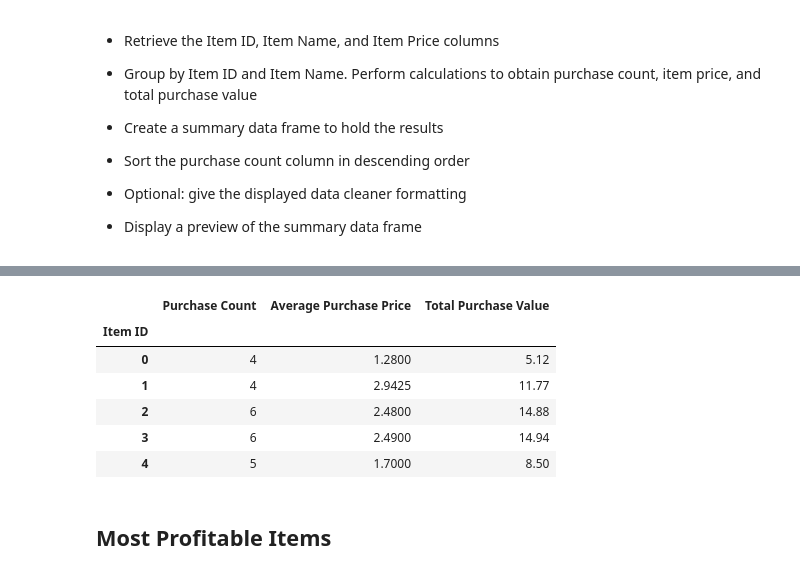
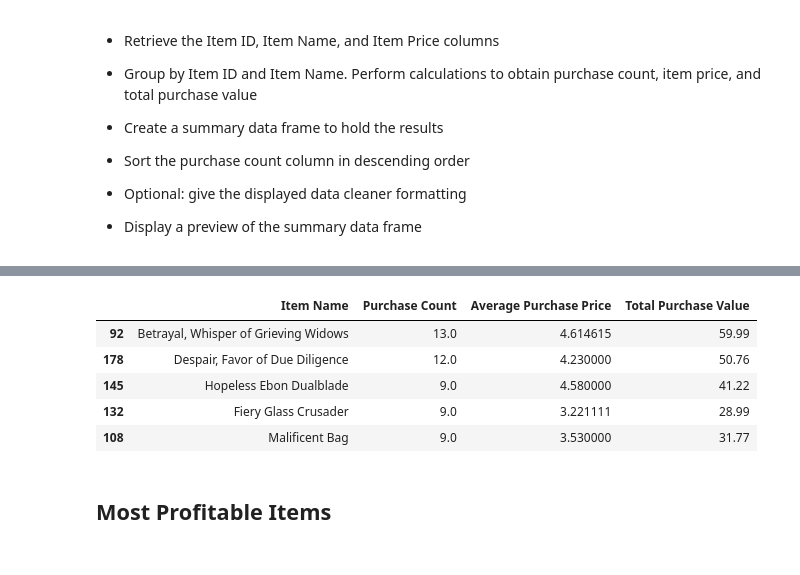
Before and after one commit to HIna-Ahmad/pandas-challenge, a Jupyter notebook: HeroesOfPymoli/HeroesOfPymoli_starter.ipynb, the cells around one changed output, grey strips where cells are left out. Drawn from its saved outputs; the diff is of its cells as text; code cells hidden in the pictures.

```diff
--- a/HeroesOfPymoli/HeroesOfPymoli_starter.ipynb
+++ b/HeroesOfPymoli/HeroesOfPymoli_starter.ipynb
@@ -411,60 +504,63 @@ sort.head(5)
 # %%
 # Identify the 5 most popular items
 # by total purchase value, then list (in a table):
 
 # Item ID
 # Item Name
 # Purchase Count
 # Item Price
 # Total Purchase Value
 
 # Calculate the unique number of purchases to check we pulling all 780 transactions
-total_purchases = len(purchase_data_df["Purchase ID"])
+total_purchases = len(purchase_data["Purchase ID"])
 
 # Extract the columns
-Extract_df = purchase_data_df[["Item ID", "Item Name", "Purchase ID", "Price"]]
 
 
-
-# Set index
-Extract_df_indx = Extract_df.set_index ("Item ID", "Item Name")
-#print(Extract_df_indx)
-
-
-
-#1.Total purchased items
-purch_per_item = Extract_df_indx.groupby("Item ID")["Purchase ID"].count()
-
-
-
-#2. Average price of item
-avg_per_item = Extract_df_indx.groupby("Item ID")["Price"].mean()
-
-
-
-#3. Total dollar amount of items
-total_per_item = Extract_df_indx.groupby("Item ID")["Price"].sum()
+new_df = purchase_data_df[["Purchase ID", "Price", "Item Name", "Item ID"]]
 
 
 
 
 
+#1.Total purchased items
+purch_per_item = new_df.groupby("Item ID")["Purchase ID"].count()
+
+
+
+#2. Average price of item
+avg_per_item = new_df.groupby("Item ID")["Price"].mean()
+
+
+
+#3. Total dollar amount of items
+total_per_item = new_df.groupby("Item ID")["Price"].sum()
+
+#4.
+#item_name = new_df["Item Name"]
+
+#5.
+item_name = new_df["Item Name"]
+
+
 
 # Create a summary dataframe with multiple column containing the results from the previous calculation
-sn_summary = pd.DataFrame({"Purchase Count":purch_per_item, "Average Purchase Price":avg_per_item, "Total Purchase Value": total_per_item})
+sn_summary2 = pd.DataFrame({"Item Name":item_name, "Purchase Count":purch_per_item, "Average Purchase Price":avg_per_item, "Total Purchase Value": total_per_item})
 
-sn_summary.head()
+sn_summary2.head()
 
-#sort = sn_summary.sort_values("Total Purchase Value", ascending=False)
-#sort.head(5)
+
+
+
+sort = sn_summary2.sort_values("Purchase Count", ascending=False)
+sort.head(5)
 # %% [output]
-|  | Purchase Count | Average Purchase Price | Total Purchase Value |
-| Item ID |  |  |  |
-| 0 | 4 | 1.2800 | 5.12 |
-| 1 | 4 | 2.9425 | 11.77 |
-| 2 | 6 | 2.4800 | 14.88 |
-| 3 | 6 | 2.4900 | 14.94 |
-| 4 | 5 | 1.7000 | 8.50 |
+|  | Item Name | Purchase Count | Average Purchase Price | Total Purchase Value |
+| 92 | Betrayal, Whisper of Grieving Widows | 13.0 | 4.614615 | 59.99 |
+| 178 | Despair, Favor of Due Diligence | 12.0 | 4.230000 | 50.76 |
+| 145 | Hopeless Ebon Dualblade | 9.0 | 4.580000 | 41.22 |
+| 132 | Fiery Glass Crusader | 9.0 | 3.221111 | 28.99 |
+| 108 | Malificent Bag | 9.0 | 3.530000 | 31.77 |
 # %% [markdown]
 ## Most Profitable Items
 # %% [markdown]
```
Also changed, not shown: parts of 8 cells of this notebook.
